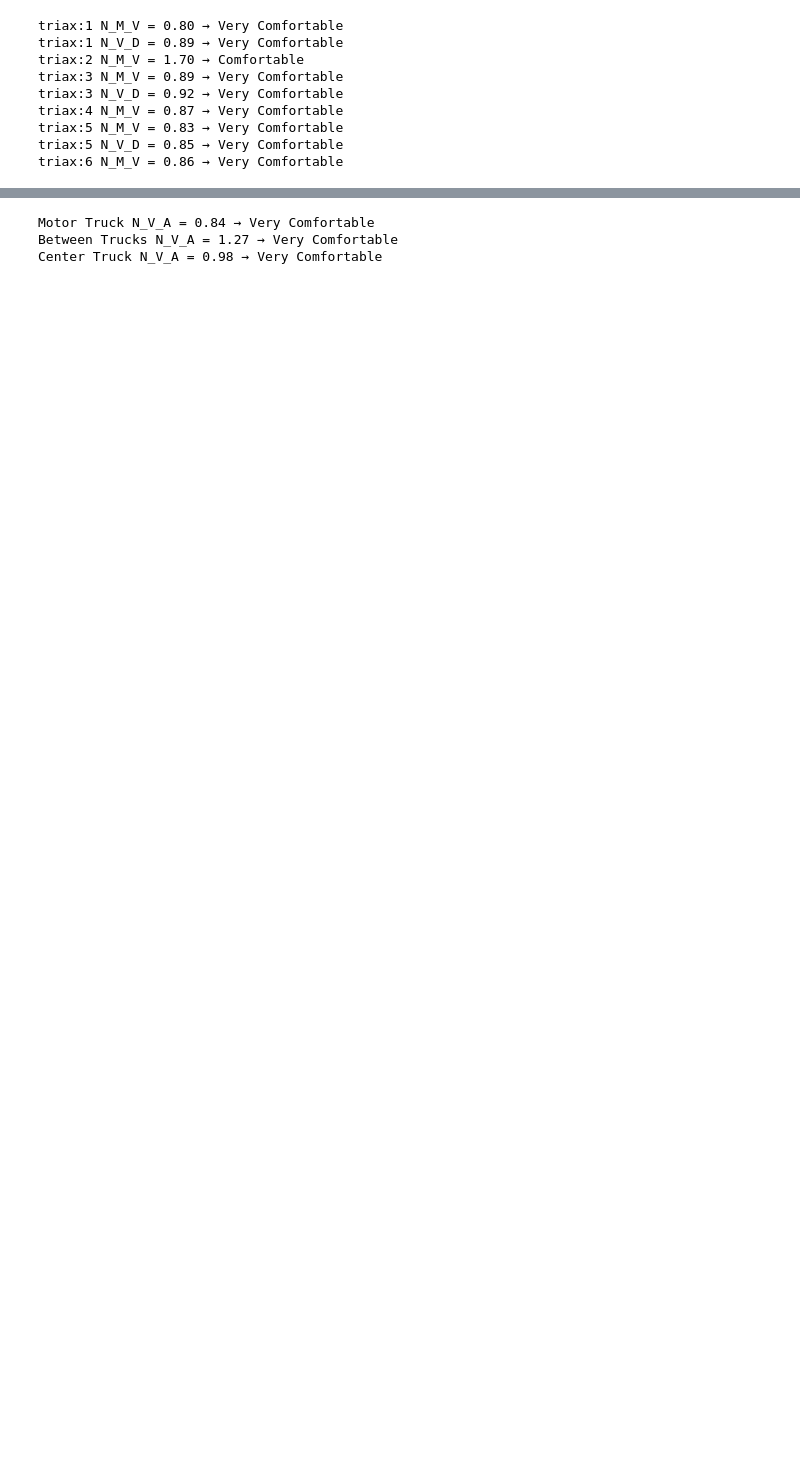
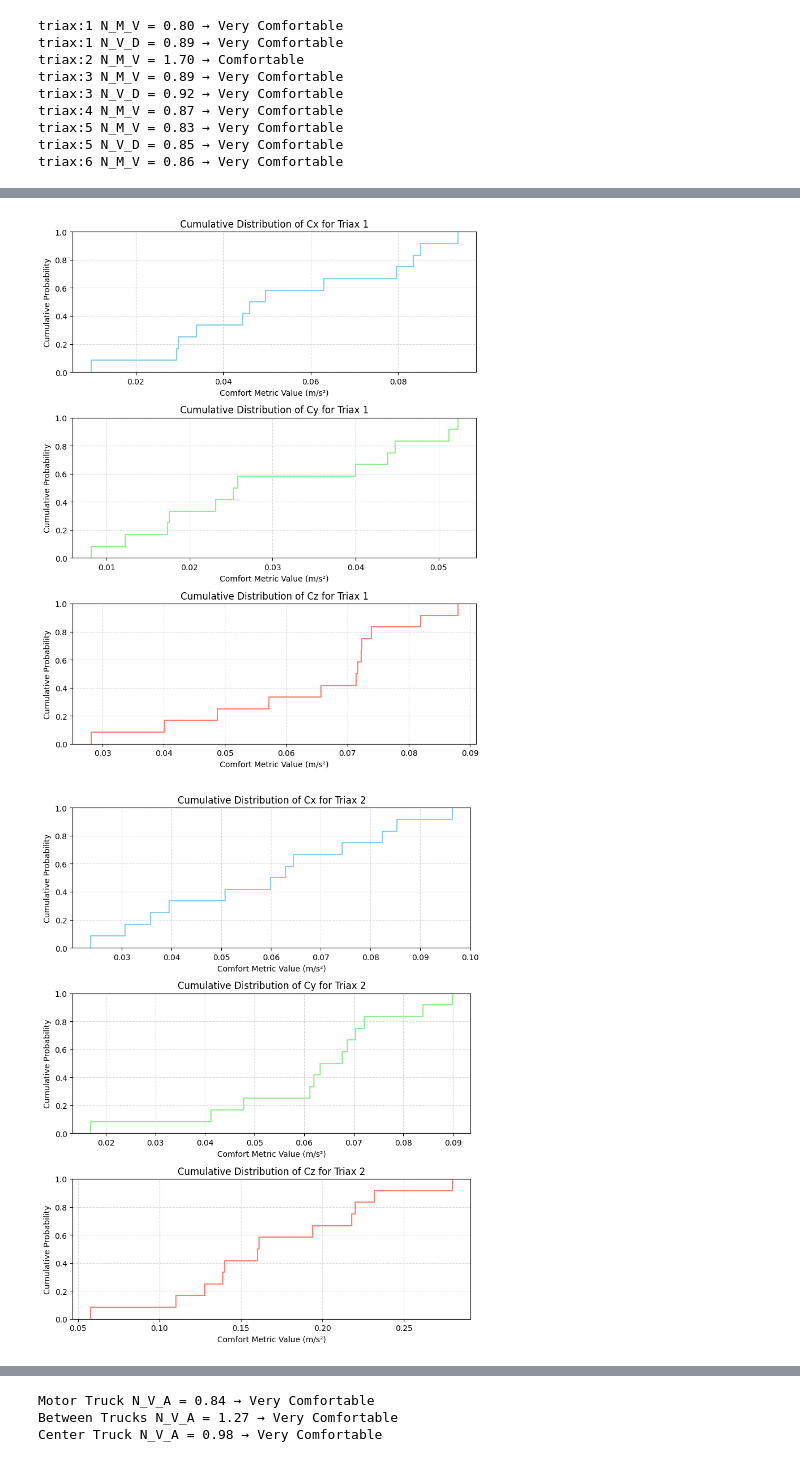
Before and after one commit to credwood/ride_comfort, a Jupyter notebook: calculations.ipynb, the cells around one changed output, grey strips where cells are left out. Drawn from its saved outputs; the diff is of its cells as text; code cells hidden in the pictures; blank space fills up the shorter version.

```diff
--- a/calculations.ipynb
+++ b/calculations.ipynb
@@ -155,7 +162,10 @@ triax:6 N_M_V = 0.86 → Very Comfortable
 # %%
-"""for triax in range(1, 7):
+for triax in range(1, 7):
     if triaxes_metrics[str(triax)]["N_MV"] is None:
         continue
     plot_cumulative_distribution(triaxes_metrics[str(triax)]["Cx"],
                        triaxes_metrics[str(triax)]["Cy"],
-                       triaxes_metrics[str(triax)]["Cz"], triax=triax)"""
+                       triaxes_metrics[str(triax)]["Cz"], triax=triax)
+# %% [output]
+[figure, added]
+[figure, added]
```
Also changed, not shown: parts of 4 cells of this notebook, 3 other files.
